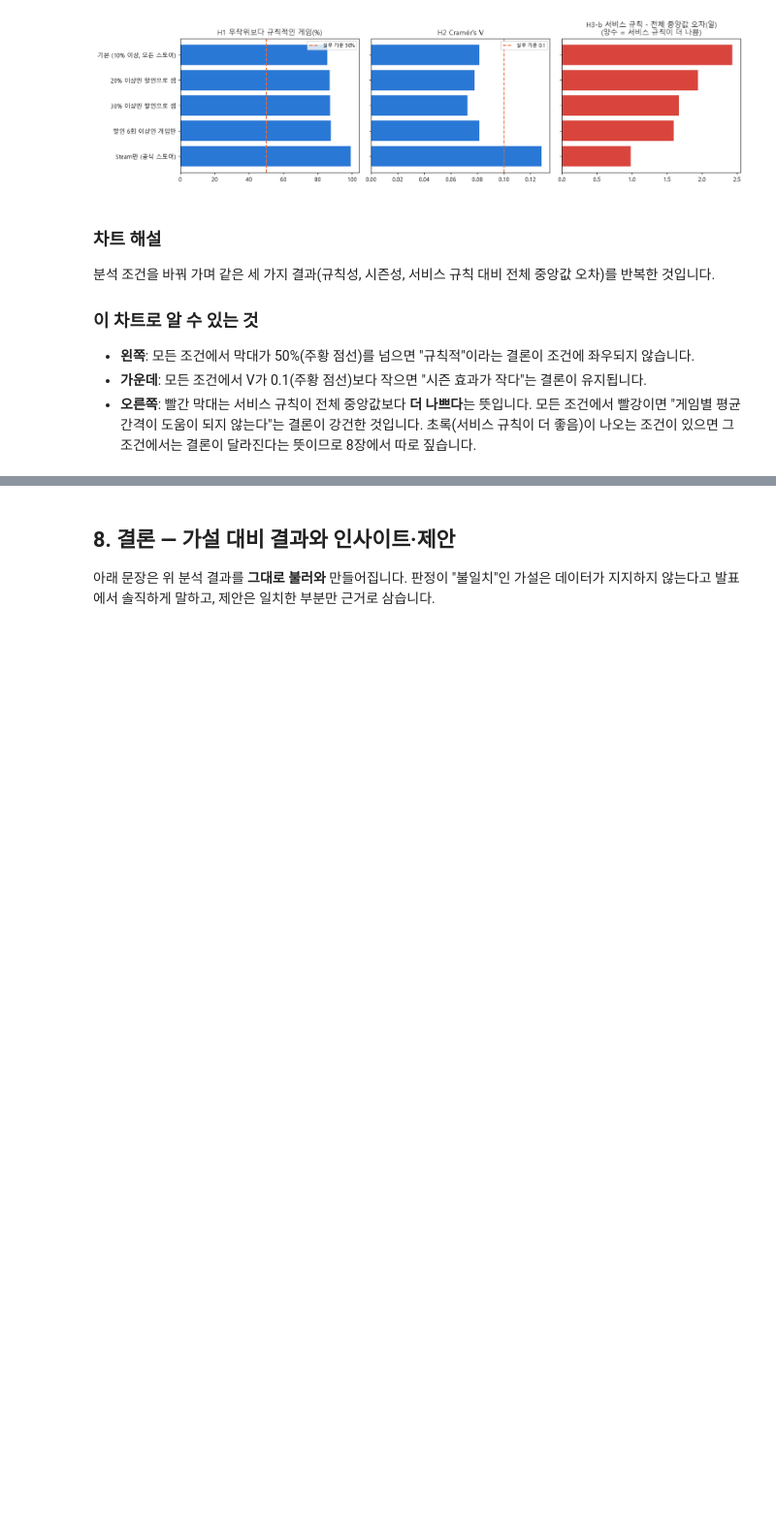
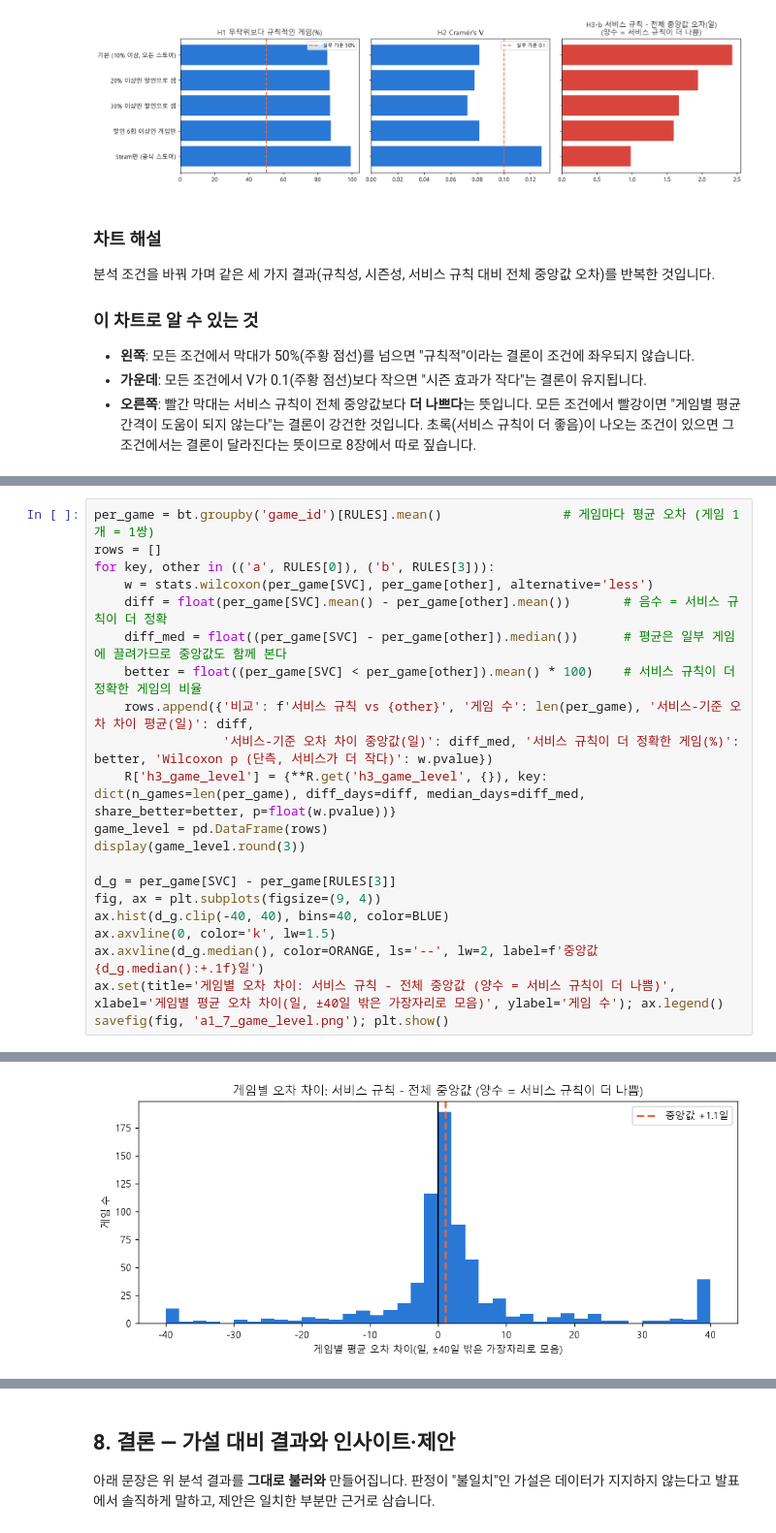
Before and after one commit to jyk222000/game-nuri, a Jupyter notebook: analysis/notebooks/executed/01_A1_할인패턴예측_실행결과.ipynb, the cells around one changed output, grey strips where cells are left out. Shown at 97% size. Cells and saved outputs as stored; diff of their text form; blank space fills up the shorter version.

```diff
--- a/analysis/notebooks/executed/01_A1_할인패턴예측_실행결과.ipynb
+++ b/analysis/notebooks/executed/01_A1_할인패턴예측_실행결과.ipynb
@@ -635,0 +825,22 @@ savefig(fig, 'a1_6_robustness.png'); plt.show()
+# %%
+per_game = bt.groupby('game_id')[RULES].mean()                # 게임마다 평균 오차 (게임 1개 = 1쌍)
+rows = []
+for key, other in (('a', RULES[0]), ('b', RULES[3])):
+    w = stats.wilcoxon(per_game[SVC], per_game[other], alternative='less')
+    diff = float(per_game[SVC].mean() - per_game[other].mean())       # 음수 = 서비스 규칙이 더 정확
+    diff_med = float((per_game[SVC] - per_game[other]).median())      # 평균은 일부 게임에 끌려가므로 중앙값도 함께 본다
+    better = float((per_game[SVC] < per_game[other]).mean() * 100)    # 서비스 규칙이 더 정확한 게임의 비율
+    rows.append({'비교': f'서비스 규칙 vs {other}', '게임 수': len(per_game), '서비스-기준 오차 차이 평균(일)': diff,
+                 '서비스-기준 오차 차이 중앙값(일)': diff_med, '서비스 규칙이 더 정확한 게임(%)': better, 'Wilcoxon p (단측, 서비스가 더 작다)': w.pvalue})
+    R['h3_game_level'] = {**R.get('h3_game_level', {}), key: dict(n_games=len(per_game), diff_days=diff, median_days=diff_med, share_better=better, p=float(w.pvalue))}
+game_level = pd.DataFrame(rows)
+display(game_level.round(3))
+
+d_g = per_game[SVC] - per_game[RULES[3]]
+fig, ax = plt.subplots(figsize=(9, 4))
+ax.hist(d_g.clip(-40, 40), bins=40, color=BLUE)
+ax.axvline(0, color='k', lw=1.5)
+ax.axvline(d_g.median(), color=ORANGE, ls='--', lw=2, label=f'중앙값 {d_g.median():+.1f}일')
+ax.set(title='게임별 오차 차이: 서비스 규칙 - 전체 중앙값 (양수 = 서비스 규칙이 더 나쁨)', xlabel='게임별 평균 오차 차이(일, ±40일 밖은 가장자리로 모음)', ylabel='게임 수'); ax.legend()
+savefig(fig, 'a1_7_game_level.png'); plt.show()
+# %% [output]
@@ -635,0 +850 @@ savefig(fig, 'a1_6_robustness.png'); plt.show()
+[figure, added]
```
Also changed, not shown: parts of 31 cells of this notebook, 8 other files.
